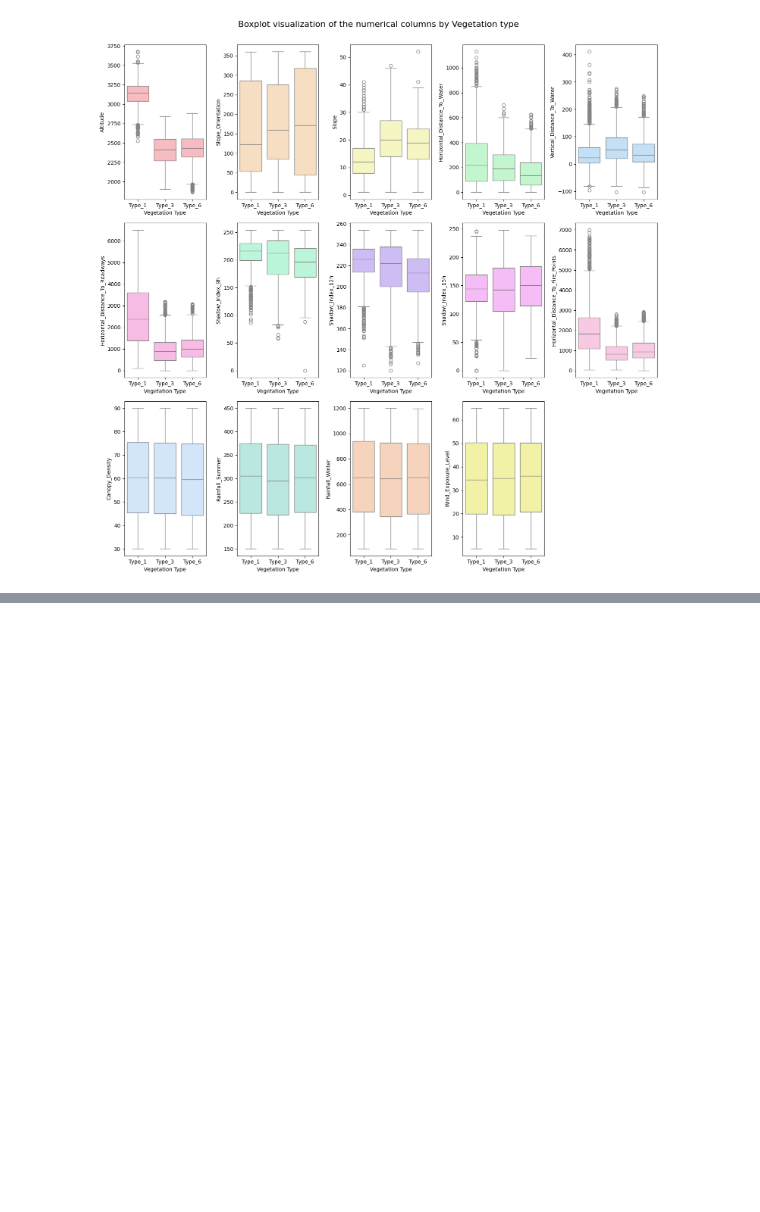
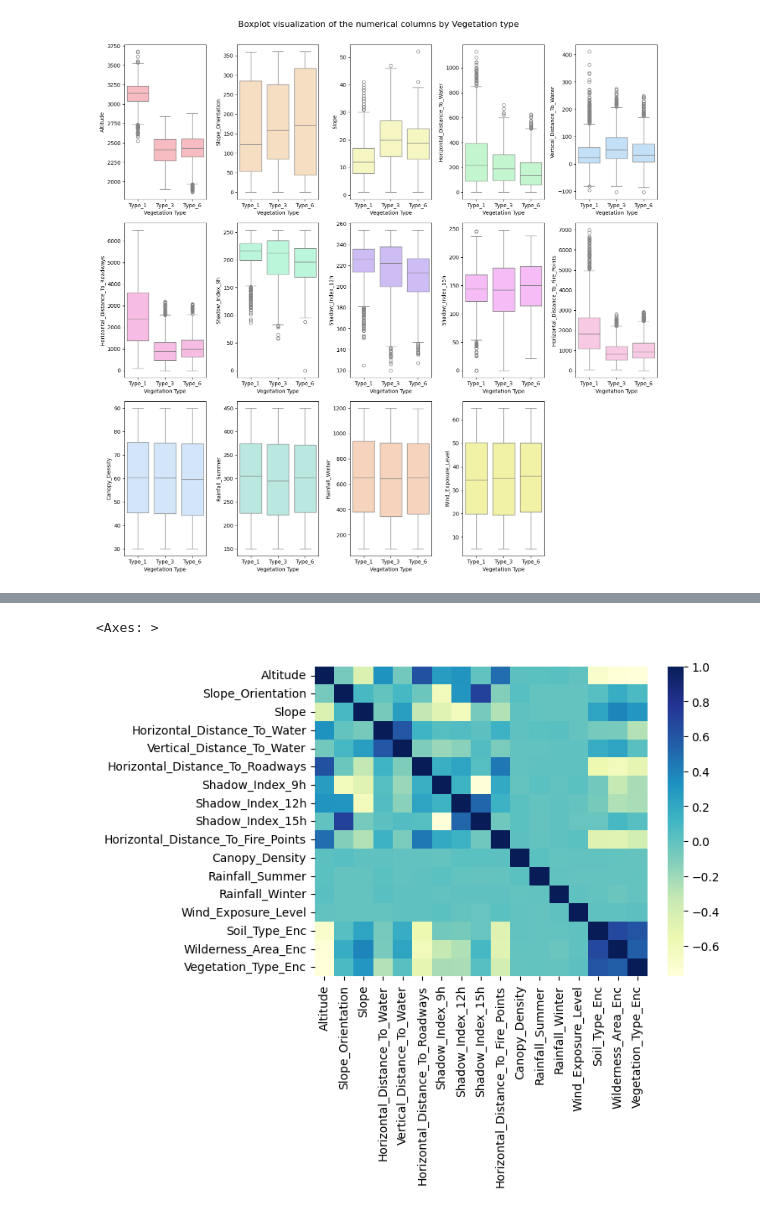
Before and after one commit to beatrizmsa/ml-vegetation-classifier, a Jupyter notebook: notebook.ipynb, the cells around one changed output, grey strips where cells are left out. Drawn from its saved outputs; the diff is of its cells as text; code cells hidden in the pictures; blank space fills up the shorter version.

```diff
--- a/notebook.ipynb
+++ b/notebook.ipynb
@@ -103,0 +109,5 @@ boxplot_by_type_visualization(data, numerical_columns, 'Boxplot visualization of
+# %%
+encoded_data = data.copy()
+encoded_data['Soil_Type_Enc'] = pd.factorize(data['Soil_Type'])[0]
+encoded_data['Wilderness_Area_Enc'] = pd.factorize(data['Wilderness_Area'])[0]
+encoded_data['Vegetation_Type_Enc'] = pd.factorize(data['Vegetation_Type'])[0]
@@ -103,0 +126,8 @@ boxplot_by_type_visualization(data, numerical_columns, 'Boxplot visualization of
+# %%
+# Remove Id for correlation matrix
+encoded_data_without_id = encoded_data.drop('Id', axis=1)
+
+sns.heatmap(encoded_data_without_id.corr(numeric_only=True), cmap="YlGnBu")
+# %% [output]
+<Axes: >
+[figure, added]
```
Also changed, not shown: parts of 10 cells of this notebook.
